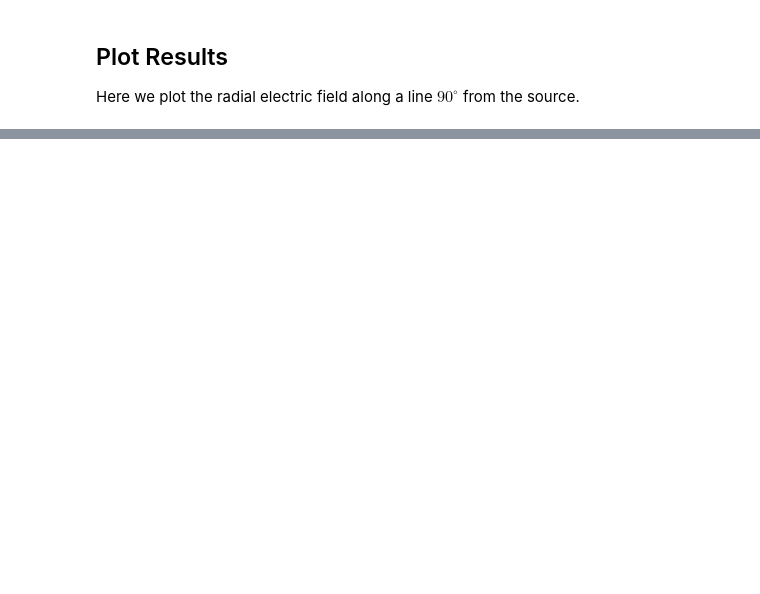
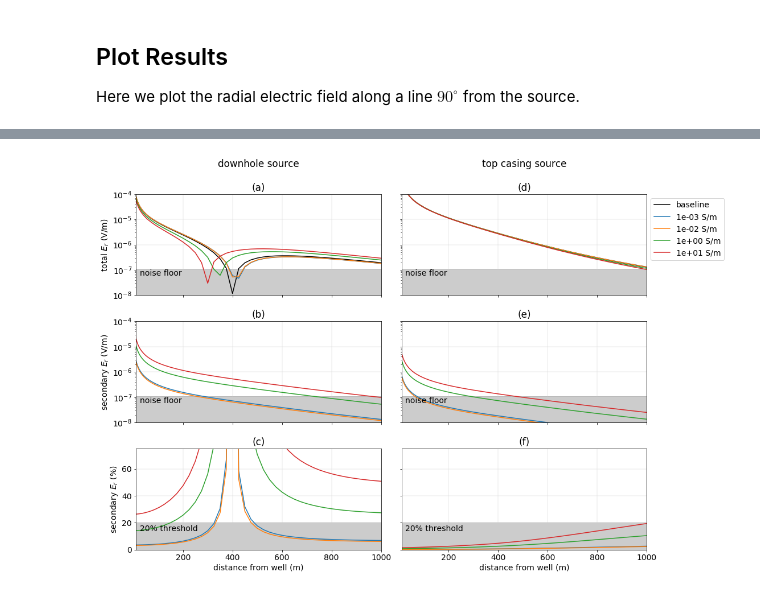
Before and after one commit to krishna999/heagy-2018-dc-casing, a Jupyter notebook: notebooks/5_DC_target.ipynb, the cells around one changed output, grey strips where cells are left out. Drawn from its saved outputs; the diff is of its cells as text; code cells hidden in the pictures; blank space fills up the shorter version.

```diff
--- a/notebooks/5_DC_target.ipynb
+++ b/notebooks/5_DC_target.ipynb
@@ -609,0 +533,97 @@ plt.tight_layout()
+# %%
+fig, axes = plt.subplots(3, 2, figsize = (14, 10.5)) #, dpi=350)
+
+baseline_key = 'target_{:1.0e}'.format(sigma_back)
+
+theta_ind = 4
+xlim = [10., 1000.]
+ylim = [1e-8, 1e-4]
+ylim_percent = [0, 75]
+
+noise_floor = 1e-7
+min_percent = 20
+
+unit = " S/m"
+
+for j, src_ind in enumerate([1, 0]):
+    ax = axes[:, j]
+
+    plt_models = [m for m in model_names if m.startswith("target") and m != baseline_key]
+#     plt_models.pop(baseline_key)
+    plt_models = [baseline_key] + plt_models
+
+    for i, key in enumerate(plt_models):
+
+        f = fieldsDict[key]
+        src = simDict[key].survey.srcList[src_ind]
+        baseline_src = simDict[baseline_key].survey.srcList[src_ind]
+        label="{}".format(key.split("_")[-1] + unit) if key != baseline_key else "baseline"
+        label=label
+
+        casingSim.view.plotLinesFx(
+            cylMeshGen.mesh,
+            field=np.absolute(f[src,'e']),
+            pltType='semilogy', ax=ax[0], theta_ind=theta_ind,
+            label=label, color_ind=i-1 if key != baseline_key else None,
+            color = "k" if key == baseline_key else None
+        )
+
+        if key != baseline_key:
+            casingSim.view.plotLinesFx(
+                cylMeshGen.mesh,
+                field=(
+                    np.absolute(f[src,'e'] - fieldsDict[baseline_key][baseline_src,'e'])
+                ),
+                pltType='semilogy', ax=ax[1], theta_ind=theta_ind,
+                label=label, color_ind=i-1
+            )
+
+            casingSim.view.plotLinesFx(
+                cylMeshGen.mesh,
+                field=100*(
+                    np.absolute(f[src,'e'] - fieldsDict[baseline_key][baseline_src,'e'])/
+                    (np.absolute(fieldsDict[baseline_key][baseline_src,'e'])+1e-20)
+                ),
+                pltType='plot', ax=ax[2], theta_ind=theta_ind,
+                label=label, color_ind=i-1
+            )
+
+    ax[0].set_ylim(ylim)
+    ax[1].set_ylim(ylim)
+    ax[2].set_ylim(ylim_percent)
+
+    if j == 0:
+        ax[0].set_ylabel('total $E_r$ (V/m)')
+        ax[1].set_ylabel('secondary $E_r$ (V/m)')
+        ax[2].set_ylabel('secondary $E_r$ (%)')
+    else:
+        for a in ax:
+            a.set_ylabel('')
+            a.set_yticklabels(['']*len(a.get_yticklabels()))
+
+    for i, a in enumerate(ax):
+        letter = ascii_lowercase[(j*3) + i]
+        a.set_title("({})".format(letter) if i > 0 else "{} source\n\n({})".format(src_names[src_ind], letter))
+        a.set_xlim(xlim)
+        if i < 2:
+            a.set_xlabel('')
+            a.set_xticklabels(['']*len(a.get_xticklabels()))
+            patch = patches.Rectangle(
+                [xlim[0], ylim[0]], xlim[1], noise_floor, color='k', alpha=0.2
+            )
+            a.add_patch(patch)
+            a.text(xlim[0]+15, noise_floor*0.6, "noise floor")
+
+        else:
+            patch = patches.Rectangle(
+                [xlim[0], ylim_percent[0]], xlim[1], min_percent, color='k', alpha=0.2
+            )
+            a.add_patch(patch)
+            a.text(xlim[0]+15, min_percent-6, "{}% threshold".format(min_percent),)
+
+axes[0, 1].legend(bbox_to_anchor=(1, 1))
+plt.tight_layout()
+
+fig.savefig('../figures/target_electric_fields', bbox_inches="tight", dpi=350)
+# %% [output]
+[figure, added]
```
Also changed, not shown: parts of 85 cells of this notebook, 21 other files.
